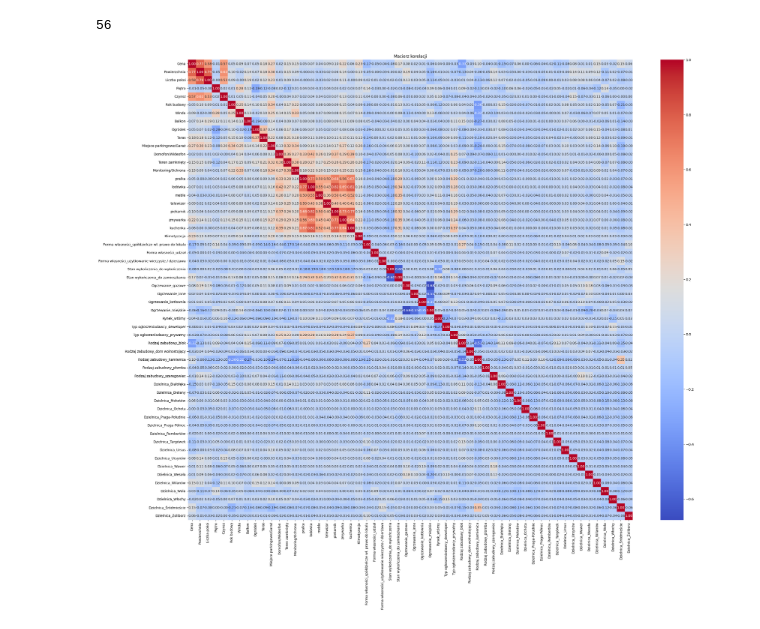
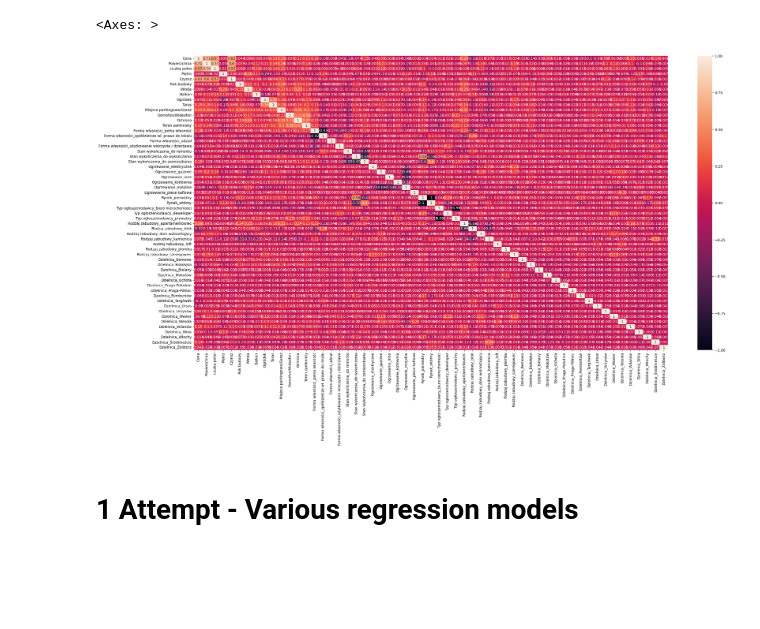
Before and after one commit to lukaszm2000/ApartmentPricePredictionScrapping, a Jupyter notebook: bot/otodom/ML_models.ipynb, the cells around one changed output. Drawn from its saved outputs; the diff is of its cells as text; code cells hidden in the pictures; blank space fills up the shorter version.

```diff
--- a/bot/otodom/ML_models.ipynb
+++ b/bot/otodom/ML_models.ipynb
@@ -47,3 +46,5 @@ memory usage: 687.2+ KB
+# %%
+df.drop(columns=['Adres','Cena [zł/m²]','Link'],inplace=True)
 # %%
 df.columns
 # %% [output]
@@ -57,4 +56,2 @@ Index(['Adres', 'Cena', 'Powierzchnia', 'Forma własności', 'Liczba pokoi',
       dtype='object')
-# %%
-df.drop(columns=['Adres','Cena [zł/m²]'],inplace=True) ###TODO
 # %%
@@ -114,16 +93,13 @@ Dzielnica_Żoliborz                                   uint8
-# %%
-print(len(df_encoded.columns.to_list()))
-
-# Obliczanie macierzy korelacji
-correlation_matrix = df_encoded.corr()
-
-plt.figure(figsize=(30, 25))
-sns.heatmap(correlation_matrix, annot=True, fmt='.2f', cmap='coolwarm')
-plt.title('Macierz korelacji')
-plt.show()
-# %% [output]
-56
-[figure, removed]
+# %%
+df_encoded = pd.get_dummies(df, columns=categorical_features)
+corr_max = df_encoded.corr()
+plt.figure(figsize=(30,15))
+sns.heatmap(corr_max, annot=True)
+# %% [output]
+<Axes: >
+[figure, added]
+# %% [markdown]
+# 1 Attempt - Various regression models
 # %%
 numeric_transformer = Pipeline(steps=[
     ('scaler', StandardScaler())
```
Also changed, not shown: parts of 69 cells of this notebook.
